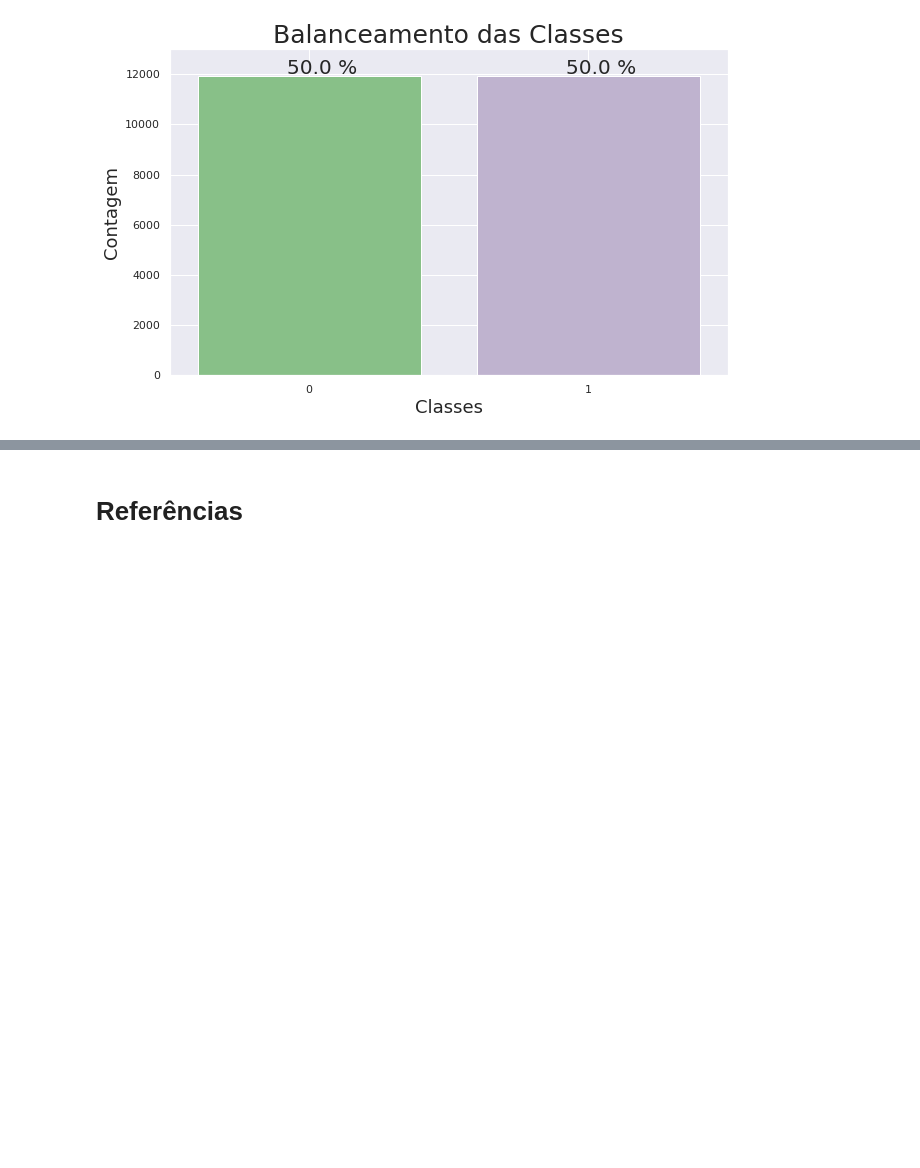
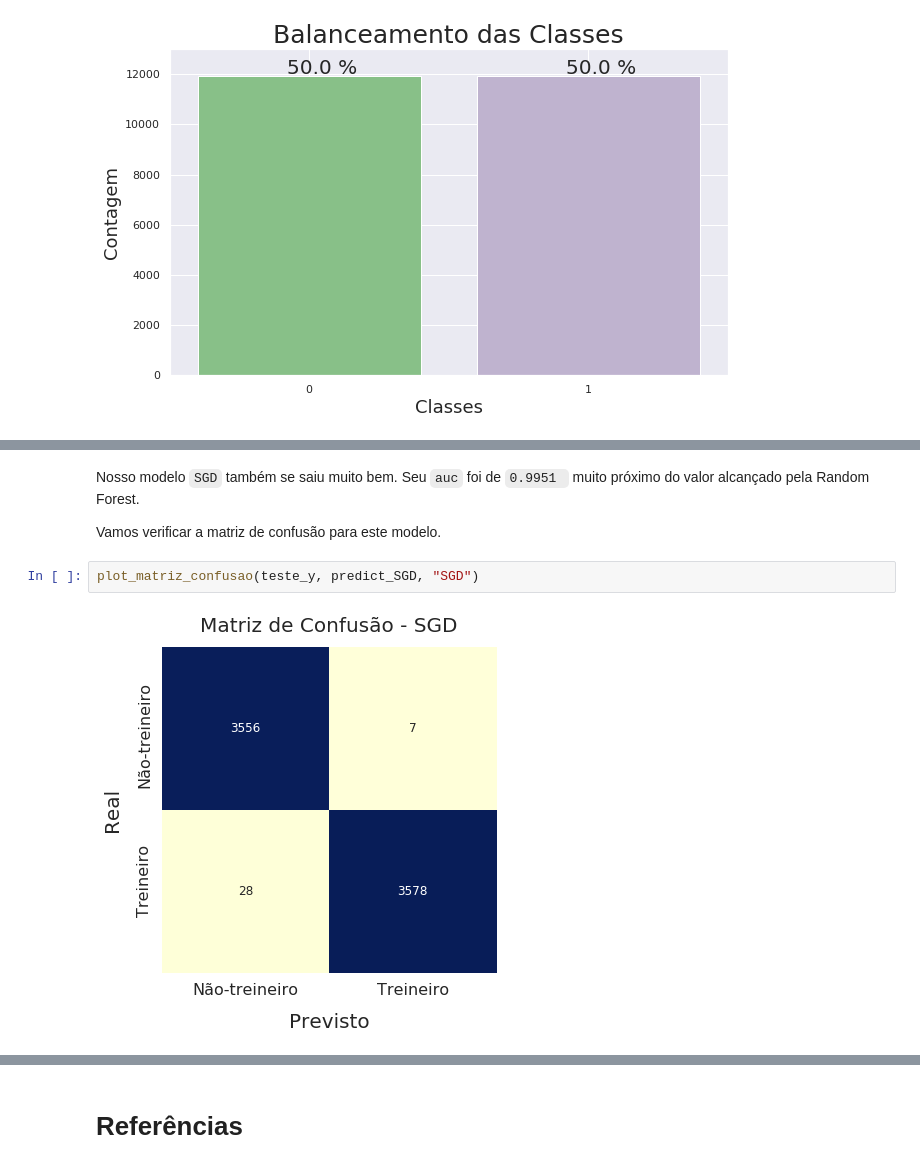
Before and after one commit to Diegohluiz/Desafios-DataScience-Codenation, a Jupyter notebook: Desafio Semana 9/main.ipynb, the cells around one changed output, grey strips where cells are left out. Drawn from its saved outputs; the diff is of its cells as text; blank space fills up the shorter version.

```diff
--- a/Desafio Semana 9/main.ipynb
+++ b/Desafio Semana 9/main.ipynb
@@ -188,0 +497,10 @@ predict = clf_RF.predict(x_test_encoded)
+# %% [markdown]
+Nosso modelo `SGD` também se saiu muito bem.
+Seu `auc` foi de `0.9951
+` muito próximo do valor alcançado pela Random Forest.
+
+Vamos verificar a matriz de confusão para este modelo.
+# %%
+plot_matriz_confusao(teste_y, predict_SGD, "SGD")
+# %% [output]
+[figure, added]
```
Also changed, not shown: parts of 82 cells of this notebook, 2 other files.
